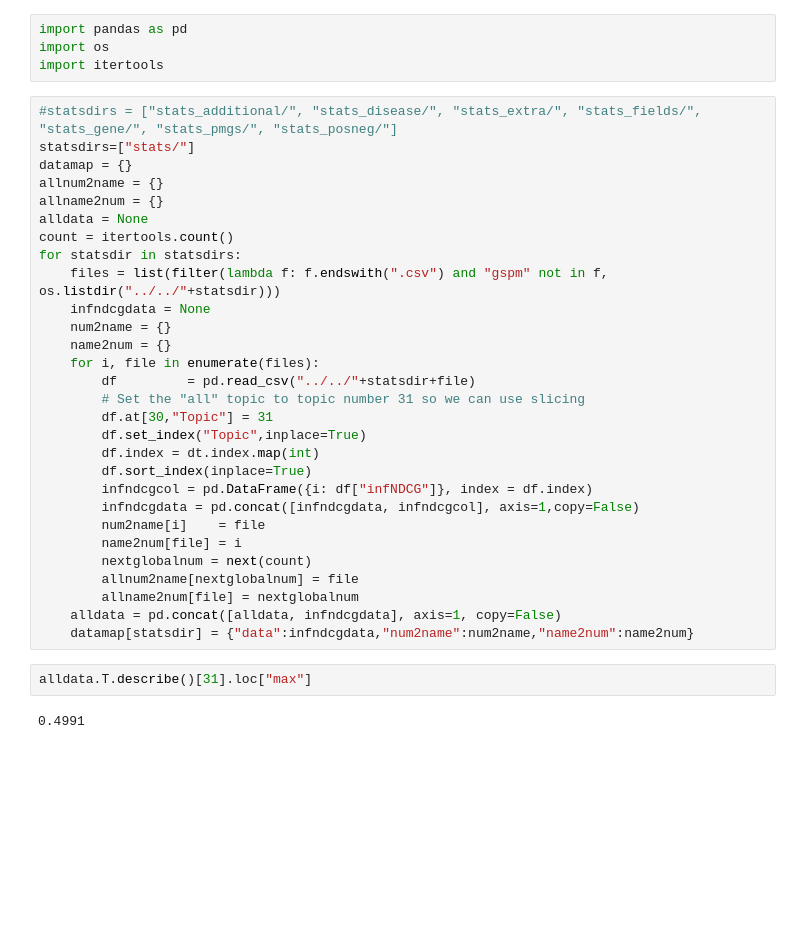
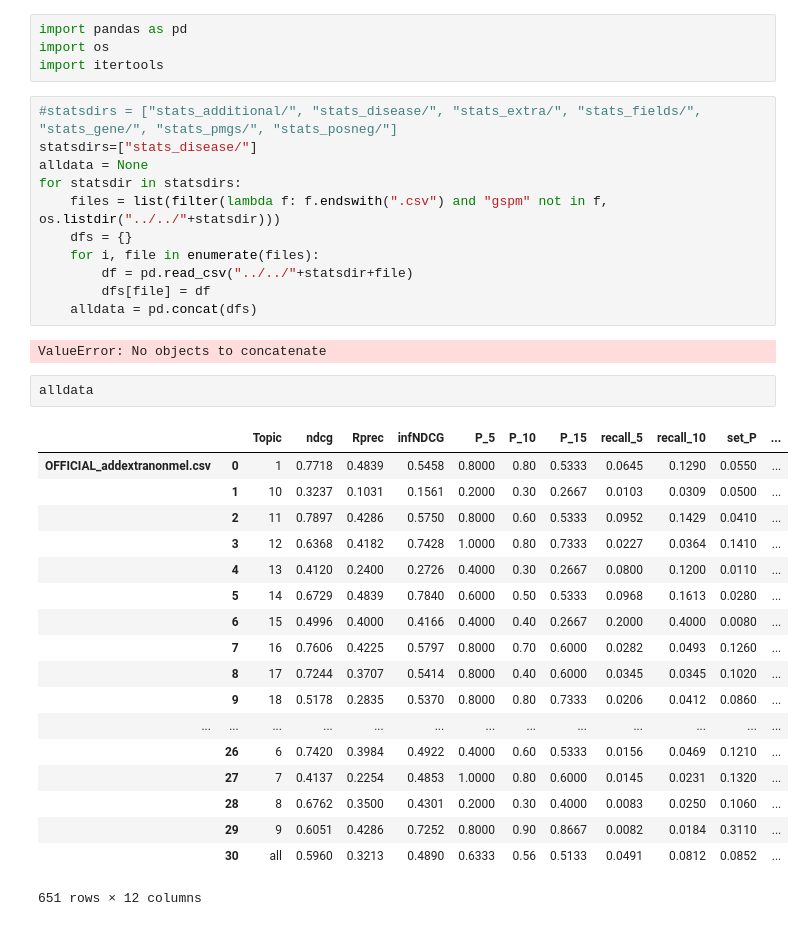
Before and after one commit to hyperlist/trec-pm, a Jupyter notebook: notebooks/sigir19/ParameterOptimizerResultsView.ipynb, the cells around one changed output. Drawn from its saved outputs; the diff is of its cells as text; blank space fills up the shorter version.

```diff
--- a/notebooks/sigir19/ParameterOptimizerResultsView.ipynb
+++ b/notebooks/sigir19/ParameterOptimizerResultsView.ipynb
@@ -4,34 +4,35 @@ import os
 import itertools
 # %%
 #statsdirs = ["stats_additional/", "stats_disease/", "stats_extra/", "stats_fields/", "stats_gene/", "stats_pmgs/", "stats_posneg/"]
-statsdirs=["stats/"]
-datamap = {}
-allnum2name = {}
-allname2num = {}
+statsdirs=["stats_disease/"]
 alldata = None
-count = itertools.count()
 for statsdir in statsdirs:
     files = list(filter(lambda f: f.endswith(".csv") and "gspm" not in f, os.listdir("../../"+statsdir)))
-    infndcgdata = None
-    num2name = {}
-    name2num = {}
+    dfs = {}
     for i, file in enumerate(files):
-        df         = pd.read_csv("../../"+statsdir+file)
-        # Set the "all" topic to topic number 31 so we can use slicing
-        df.at[30,"Topic"] = 31
-        df.set_index("Topic",inplace=True)
-        df.index = dt.index.map(int)
-        df.sort_index(inplace=True)
-        infndcgcol = pd.DataFrame({i: df["infNDCG"]}, index = df.index)
-        infndcgdata = pd.concat([infndcgdata, infndcgcol], axis=1,copy=False)
-        num2name[i]    = file
-        name2num[file] = i
-        nextglobalnum = next(count)
-        allnum2name[nextglobalnum] = file
-        allname2num[file] = nextglobalnum
-    alldata = pd.concat([alldata, infndcgdata], axis=1, copy=False)
-    datamap[statsdir] = {"data":infndcgdata,"num2name":num2name,"name2num":name2num}
+        df = pd.read_csv("../../"+statsdir+file)
+        dfs[file] = df
+    alldata = pd.concat(dfs)
+# %% [output]
+ValueError: No objects to concatenate
-# %%
-alldata.T.describe()[31].loc["max"]
-# %% [output]
-0.4991
+# %%
+alldata
+# %% [output]
+|  |  | Topic | ndcg | Rprec | infNDCG | P_5 | P_10 | P_15 | recall_5 | recall_10 | set_P | ... |
+| OFFICIAL_addextranonmel.csv | 0 | 1 | 0.7718 | 0.4839 | 0.5458 | 0.8000 | 0.80 | 0.5333 | 0.0645 | 0.1290 | 0.0550 | ... |
+|  | 1 | 10 | 0.3237 | 0.1031 | 0.1561 | 0.2000 | 0.30 | 0.2667 | 0.0103 | 0.0309 | 0.0500 | ... |
+|  | 2 | 11 | 0.7897 | 0.4286 | 0.5750 | 0.8000 | 0.60 | 0.5333 | 0.0952 | 0.1429 | 0.0410 | ... |
+|  | 3 | 12 | 0.6368 | 0.4182 | 0.7428 | 1.0000 | 0.80 | 0.7333 | 0.0227 | 0.0364 | 0.1410 | ... |
+|  | 4 | 13 | 0.4120 | 0.2400 | 0.2726 | 0.4000 | 0.30 | 0.2667 | 0.0800 | 0.1200 | 0.0110 | ... |
+|  | 5 | 14 | 0.6729 | 0.4839 | 0.7840 | 0.6000 | 0.50 | 0.5333 | 0.0968 | 0.1613 | 0.0280 | ... |
+|  | 6 | 15 | 0.4996 | 0.4000 | 0.4166 | 0.4000 | 0.40 | 0.2667 | 0.2000 | 0.4000 | 0.0080 | ... |
+|  | 7 | 16 | 0.7606 | 0.4225 | 0.5797 | 0.8000 | 0.70 | 0.6000 | 0.0282 | 0.0493 | 0.1260 | ... |
+|  | 8 | 17 | 0.7244 | 0.3707 | 0.5414 | 0.8000 | 0.40 | 0.6000 | 0.0345 | 0.0345 | 0.1020 | ... |
+|  | 9 | 18 | 0.5178 | 0.2835 | 0.5370 | 0.8000 | 0.80 | 0.7333 | 0.0206 | 0.0412 | 0.0860 | ... |
+| ... | ... | ... | ... | ... | ... | ... | ... | ... | ... | ... | ... | ... |
+|  | 26 | 6 | 0.7420 | 0.3984 | 0.4922 | 0.4000 | 0.60 | 0.5333 | 0.0156 | 0.0469 | 0.1210 | ... |
+|  | 27 | 7 | 0.4137 | 0.2254 | 0.4853 | 1.0000 | 0.80 | 0.6000 | 0.0145 | 0.0231 | 0.1320 | ... |
+|  | 28 | 8 | 0.6762 | 0.3500 | 0.4301 | 0.2000 | 0.30 | 0.4000 | 0.0083 | 0.0250 | 0.1060 | ... |
+|  | 29 | 9 | 0.6051 | 0.4286 | 0.7252 | 0.8000 | 0.90 | 0.8667 | 0.0082 | 0.0184 | 0.3110 | ... |
+|  | 30 | all | 0.5960 | 0.3213 | 0.4890 | 0.6333 | 0.56 | 0.5133 | 0.0491 | 0.0812 | 0.0852 | ... |
+651 rows × 12 columns
```
Also changed, not shown: 19 other files.
